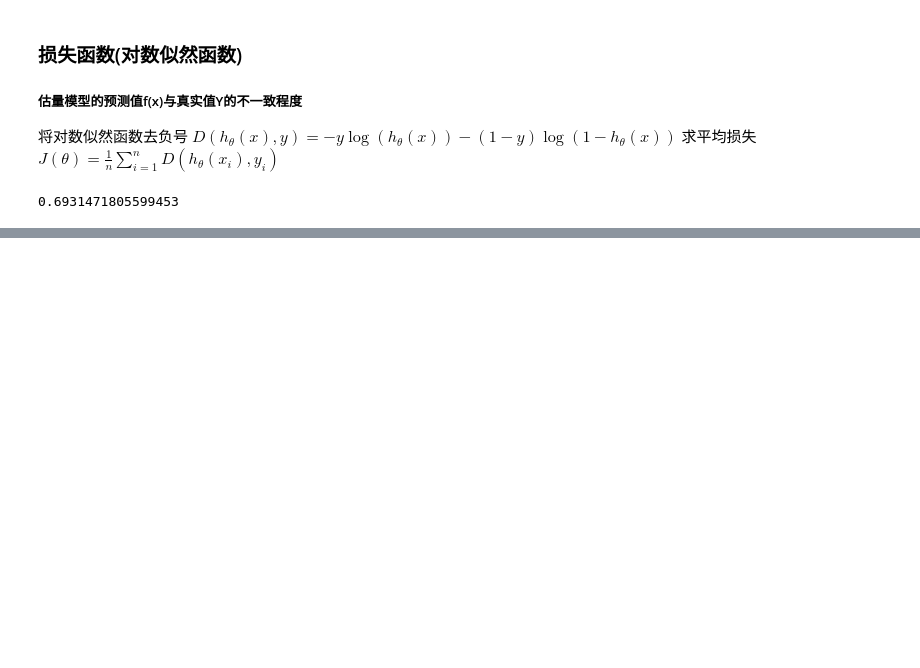
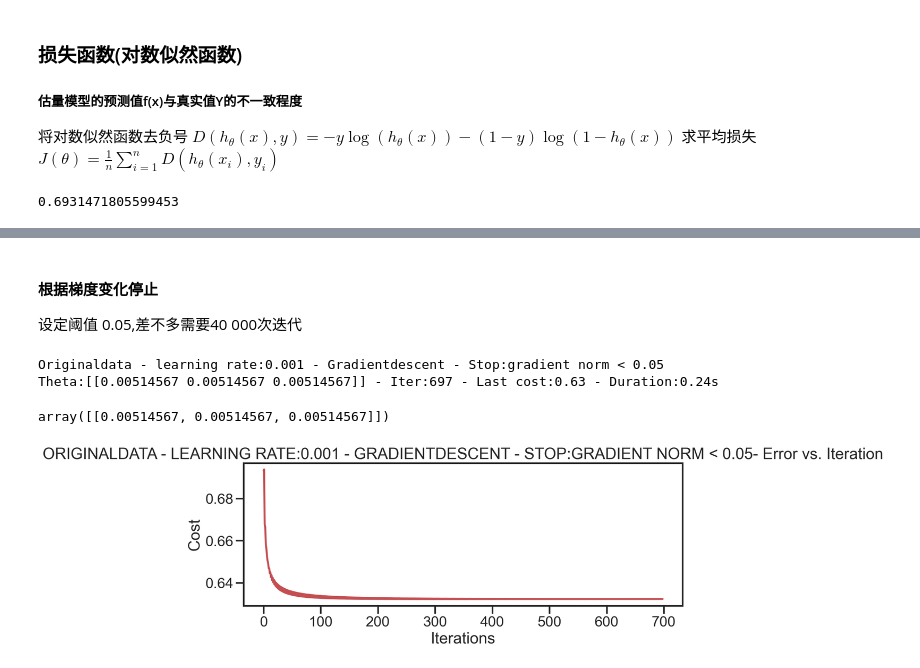
Before and after one commit to joeybaba/mywork, a Jupyter notebook: regressionalgorithm/logisticsregression.ipynb, the cells around one changed output, grey strips where cells are left out. Saved outputs shown, nothing was run; the diff lists cells and outputs as text; code cells hidden in the pictures; blank space fills up the shorter version.

```diff
--- a/regressionalgorithm/logisticsregression.ipynb
+++ b/regressionalgorithm/logisticsregression.ipynb
@@ -136,0 +261,10 @@ array([[0., 0., 0.]])
+# %% [markdown]
+#### 根据梯度变化停止
+设定阈值 0.05,差不多需要40 000次迭代
+# %%
+runExpe(orig_data, theta, n, STOP_GRAD, thresh=0.05, alpha=0.001)
+# %% [output]
+Originaldata - learning rate:0.001 - Gradientdescent - Stop:gradient norm < 0.05
+Theta:[[0.00514567 0.00514567 0.00514567]] - Iter:697 - Last cost:0.63 - Duration:0.24s
+array([[0.00514567, 0.00514567, 0.00514567]])
+[figure, added]
```
Also changed, not shown: parts of 37 cells of this notebook, 5 other files.
